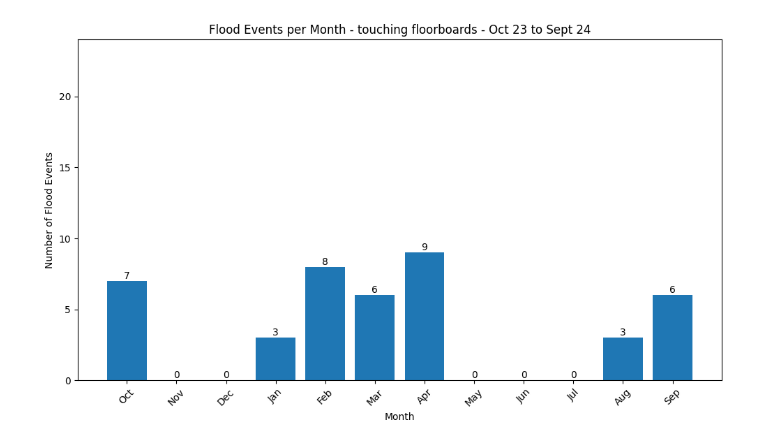
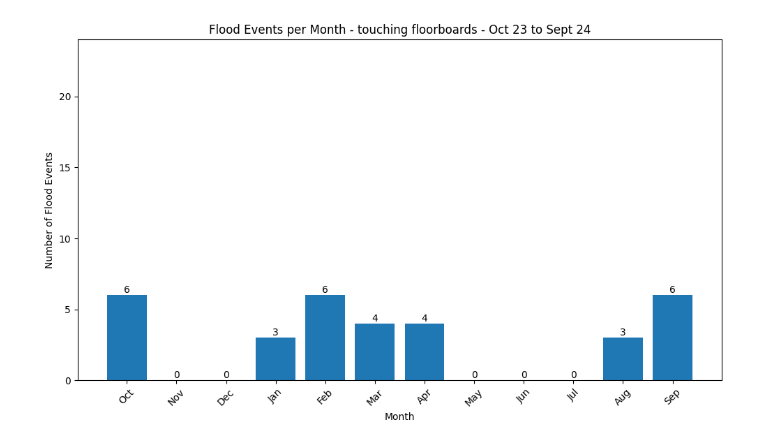
Before and after one commit to djdunc/housemill, a Jupyter notebook: data/flood-event-plots.ipynb, the cells around one changed output. Drawn from its saved outputs; the diff is of its cells as text; code cells hidden in the pictures.

```diff
--- a/data/flood-event-plots.ipynb
+++ b/data/flood-event-plots.ipynb
@@ -6,8 +6,8 @@ import matplotlib.pyplot as plt
 import calendar
 
 # Load your data
-df = pd.read_csv('/content/42-flooding-high-tides.csv')
-#df = pd.read_csv('/content/136-flooding-high-tides-touching-floorboards.csv')
+df = pd.read_csv('/content/32-flooding-high-tides.csv')
+#df = pd.read_csv('/content/109-flooding-high-tides-touching-floorboard.csv')
 
 
 # Convert 'Time' to datetime
@@ -36,31 +36,31 @@ all_months['MonthAbbrev'] = all_months['Month'].apply(lambda x: calendar.month_a
 
 
 # Extract year and month for df
 df['Year'] = df['Time'].dt.year
 df['Month'] = df['Time'].dt.month
 
 # Group and count flood events
 flood_counts = df.groupby(['Year', 'Month']).size().reset_index(name='Flood Count')
 
 # Merge DataFrames
 flood_counts = pd.merge(all_months, flood_counts, on=['Year', 'Month'], how='left').fillna(0)
 
 
 # Plotting
 plt.figure(figsize=(10, 6))
 bars = plt.bar(flood_counts['MonthAbbrev'], flood_counts['Flood Count'])  # Store the bar objects
 
 # Add count labels on top of each bar
 for bar in bars:
     yval = bar.get_height()
     plt.text(bar.get_x() + bar.get_width()/2, yval, str(int(yval)), va='bottom', ha='center')  # va for vertical alignment, ha for horizontal
 
 plt.xlabel("Month")
 plt.ylabel("Number of Flood Events")
 plt.title("Flood Events per Month - touching floorboards - Oct 23 to Sept 24")
 plt.xticks(rotation=45)
 plt.ylim(0, 24)
 plt.tight_layout()
 plt.show()
 # %% [output]
-[figure, old version]
+[figure, new version]
```
